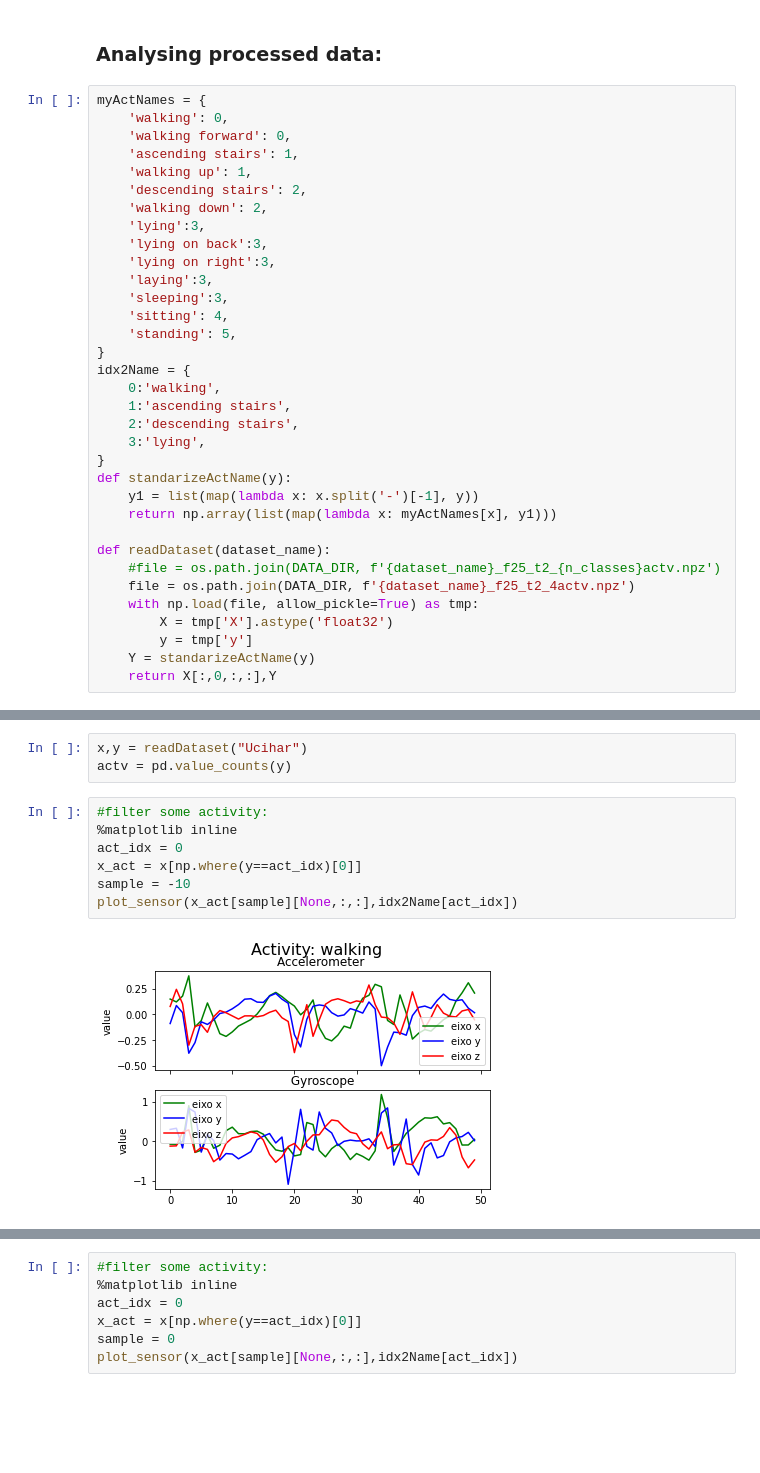
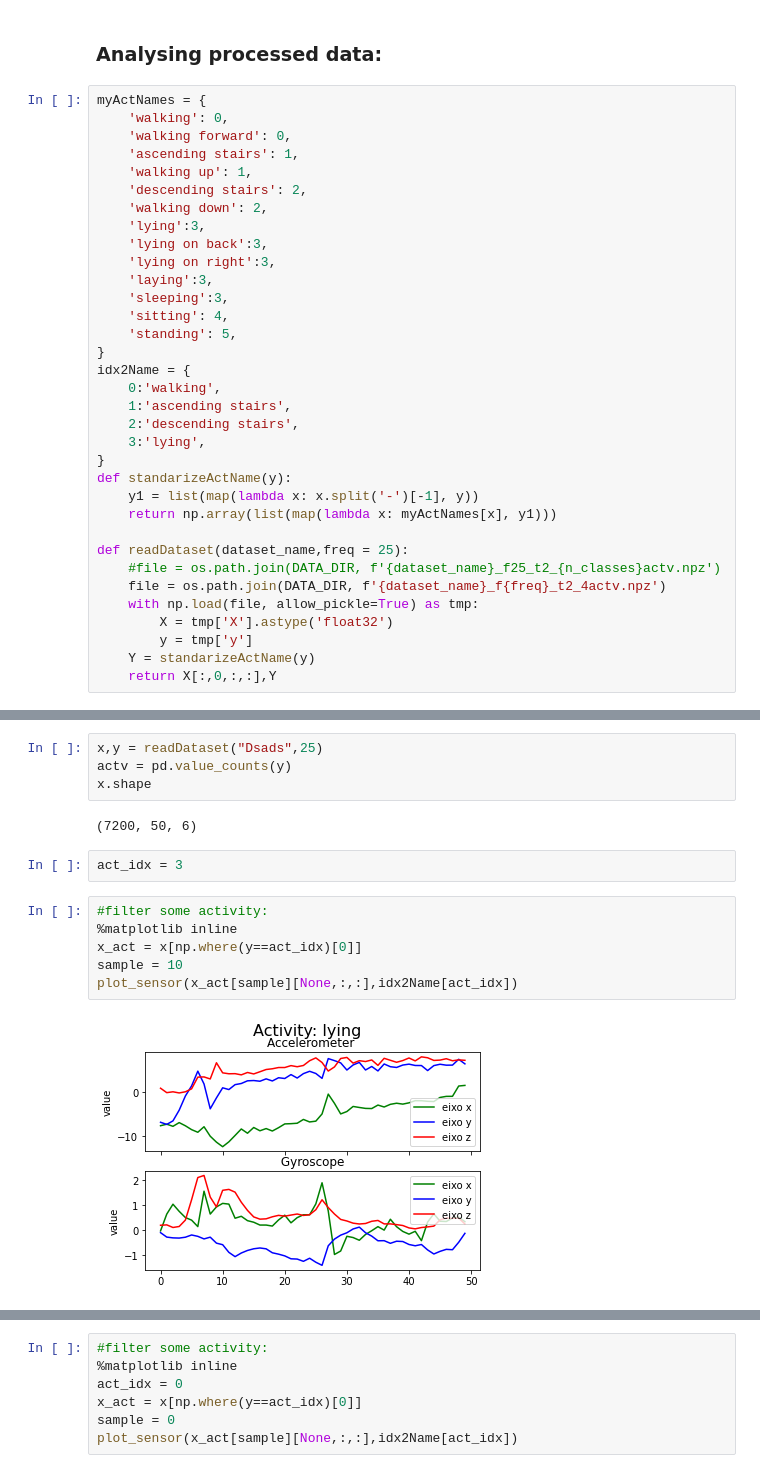
Before and after one commit to gcramerb/TransferLearning-Sensors, a Jupyter notebook: experiments/analysis/rawDataAnalysis.ipynb, the cells around one changed output, grey strips where cells are left out. Saved outputs shown, nothing was run; the diff lists cells and outputs as text; blank space fills up the shorter version.

Commit message:
new feature: data with 50hz

```diff
--- a/experiments/analysis/rawDataAnalysis.ipynb
+++ b/experiments/analysis/rawDataAnalysis.ipynb
@@ -39,9 +39,9 @@ def standarizeActName(y):
     y1 = list(map(lambda x: x.split('-')[-1], y))
     return np.array(list(map(lambda x: myActNames[x], y1)))
 
-def readDataset(dataset_name):
+def readDataset(dataset_name,freq = 25):
     #file = os.path.join(DATA_DIR, f'{dataset_name}_f25_t2_{n_classes}actv.npz')
-    file = os.path.join(DATA_DIR, f'{dataset_name}_f25_t2_4actv.npz')
+    file = os.path.join(DATA_DIR, f'{dataset_name}_f{freq}_t2_4actv.npz')
     with np.load(file, allow_pickle=True) as tmp:
         X = tmp['X'].astype('float32')
         y = tmp['y']
@@ -50,15 +63,19 @@ def readDataset(dataset_name):
 # %%
-x,y = readDataset("Ucihar")
+x,y = readDataset("Dsads",25)
 actv = pd.value_counts(y)
+x.shape
+# %% [output]
+(7200, 50, 6)
+# %%
+act_idx = 3
 # %%
 #filter some activity:
 %matplotlib inline
-act_idx = 0
 x_act = x[np.where(y==act_idx)[0]]
-sample = -10
+sample = 10
 plot_sensor(x_act[sample][None,:,:],idx2Name[act_idx])
 # %% [output]
-[figure, old version]
+[figure, new version]
 # %%
 #filter some activity:
 %matplotlib inline
```
Also changed, not shown: parts of 3 cells of this notebook, 6 other files.
